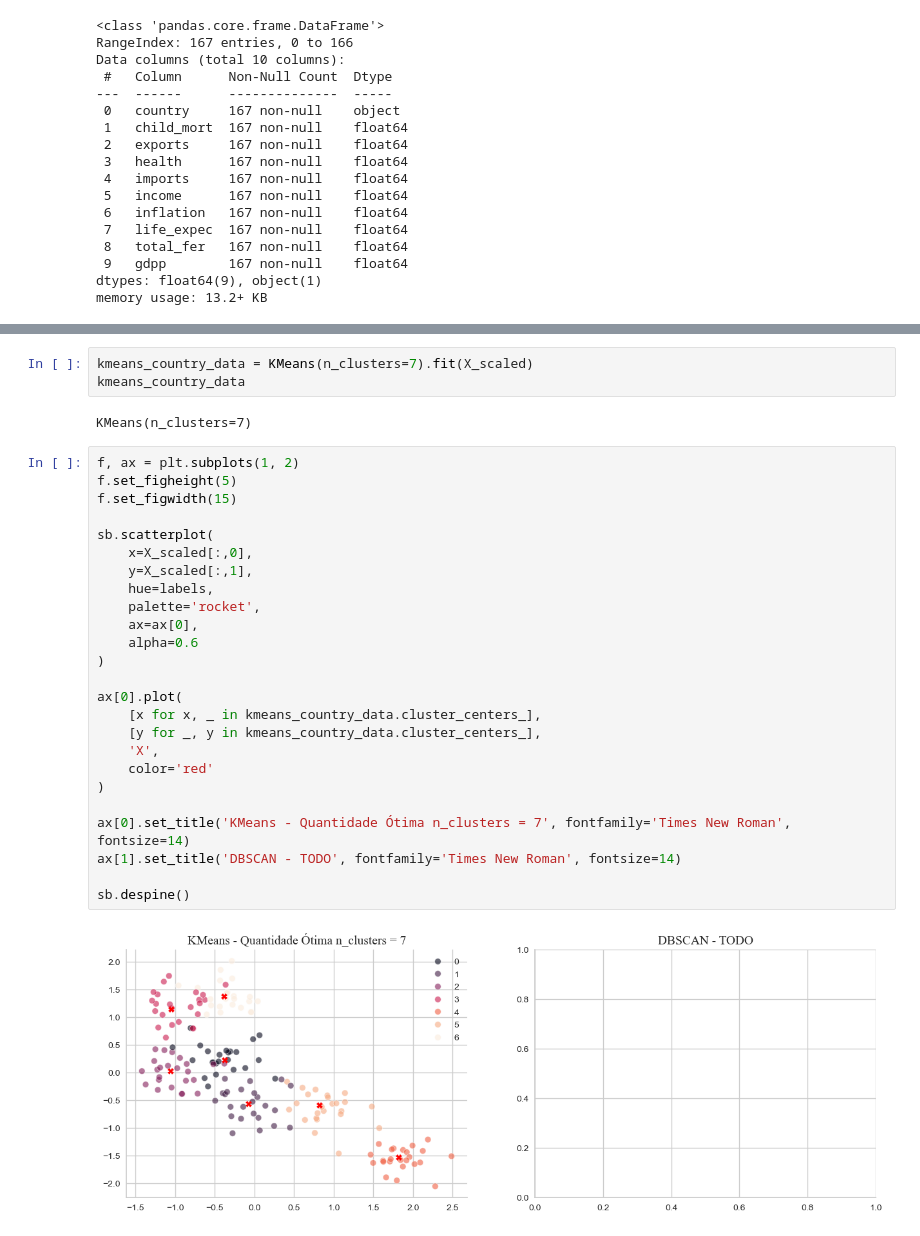
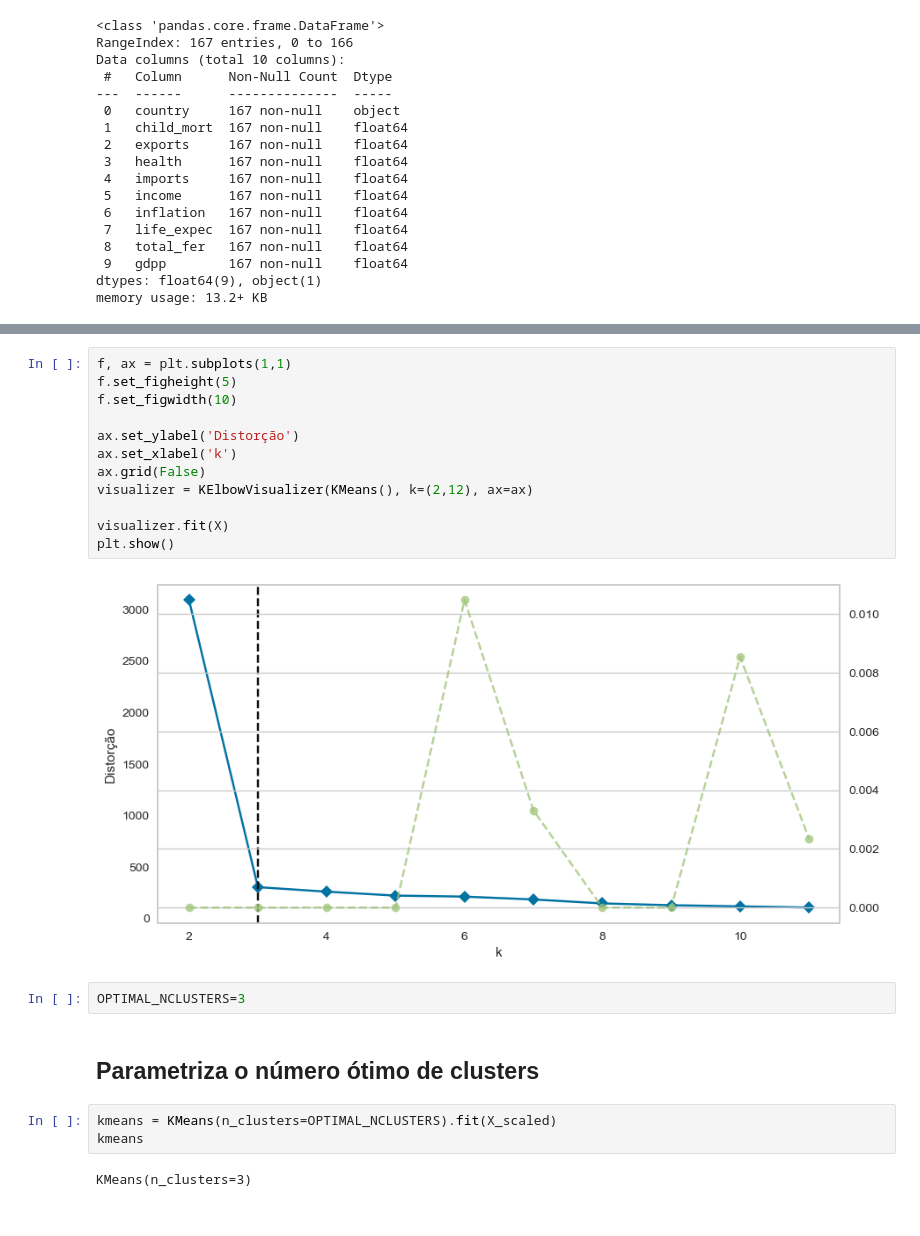
Before and after one commit to rabreu/Infnet-MIT-IA-Clustering-PD-25E4_2, a Jupyter notebook: Infnet-MIT-IA-Clustering-PdD001.ipynb, the cells around one changed output, grey strips where cells are left out. Cells and saved outputs as stored; diff of their text form.

```diff
--- a/Infnet-MIT-IA-Clustering-PdD001.ipynb
+++ b/Infnet-MIT-IA-Clustering-PdD001.ipynb
@@ -134,32 +182,23 @@ for i in range(3,12):
+# %%
+f, ax = plt.subplots(1,1)
+f.set_figheight(5)
+f.set_figwidth(10)
+
+ax.set_ylabel('Distorção')
+ax.set_xlabel('k')
+ax.grid(False)
+visualizer = KElbowVisualizer(KMeans(), k=(2,12), ax=ax)
+
+visualizer.fit(X)
+plt.show()
+# %% [output]
+[figure, added]
+# %%
+OPTIMAL_NCLUSTERS=3
+# %% [markdown]
+## Parametriza o número ótimo de clusters
 # %%
-kmeans_country_data = KMeans(n_clusters=7).fit(X_scaled)
-kmeans_country_data
+kmeans = KMeans(n_clusters=OPTIMAL_NCLUSTERS).fit(X_scaled)
+kmeans
 # %% [output]
-KMeans(n_clusters=7)
+KMeans(n_clusters=3)
-# %%
-f, ax = plt.subplots(1, 2)
-f.set_figheight(5)
-f.set_figwidth(15)
-
-sb.scatterplot(
-    x=X_scaled[:,0],
-    y=X_scaled[:,1],
-    hue=labels,
-    palette='rocket',
-    ax=ax[0],
-    alpha=0.6
-)
-
-ax[0].plot(
-    [x for x, _ in kmeans_country_data.cluster_centers_],
-    [y for _, y in kmeans_country_data.cluster_centers_],
-    'X',
-    color='red'
-)
-
-ax[0].set_title('KMeans - Quantidade Ótima n_clusters = 7', fontfamily='Times New Roman', fontsize=14)
-ax[1].set_title('DBSCAN - TODO', fontfamily='Times New Roman', fontsize=14)
-
-sb.despine()
-# %% [output]
-[figure, removed]
```
Also changed, not shown: parts of 16 cells of this notebook.
